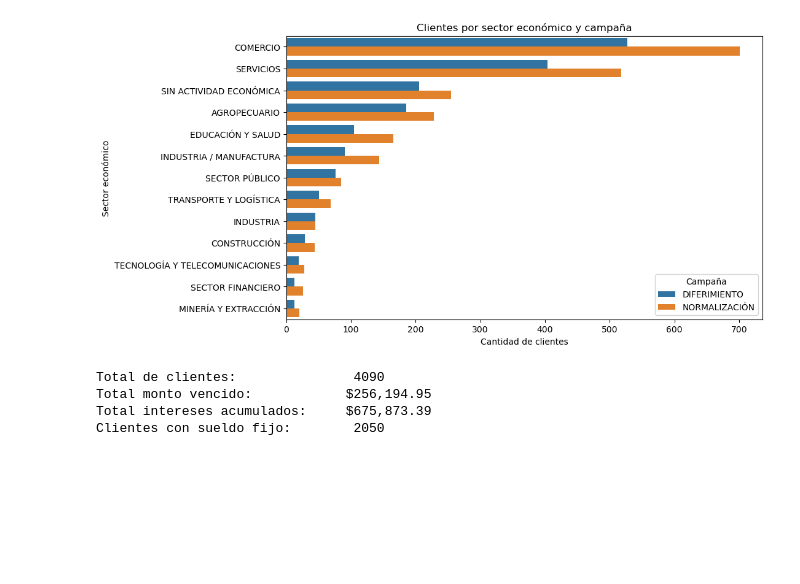
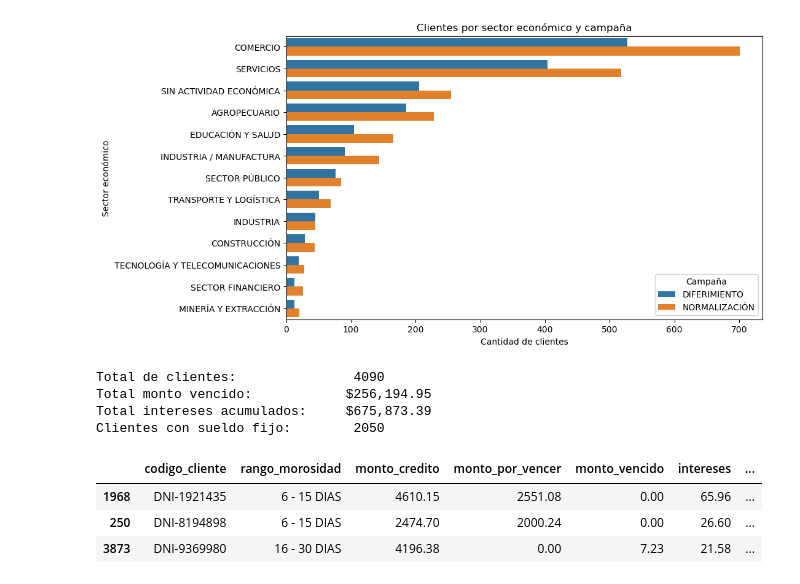
Before and after one commit to carlos-calderon-cabezas/financial-relief-analysis, a Jupyter notebook: analisis_alivio_financiero.ipynb, the cells around one changed output. Saved outputs shown, nothing was run; the diff lists cells and outputs as text; code cells hidden in the pictures; blank space fills up the shorter version.

```diff
--- a/analisis_alivio_financiero.ipynb
+++ b/analisis_alivio_financiero.ipynb
@@ -310,3 +317,10 @@ Total de clientes:               4090
 Total monto vencido:            $256,194.95
 Total intereses acumulados:     $675,873.39
 Clientes con sueldo fijo:        2050
+# %%
+df_morosidad.sample(3)
+# %% [output]
+|  | codigo_cliente | rango_morosidad | monto_credito | monto_por_vencer | monto_vencido | intereses | ... |
+| 1968 | DNI-1921435 | 6 - 15 DIAS | 4610.15 | 2551.08 | 0.00 | 65.96 | ... |
+| 250 | DNI-8194898 | 6 - 15 DIAS | 2474.70 | 2000.24 | 0.00 | 26.60 | ... |
+| 3873 | DNI-9369980 | 16 - 30 DIAS | 4196.38 | 0.00 | 7.23 | 21.58 | ... |
```
Also changed, not shown: parts of 3 cells of this notebook.
